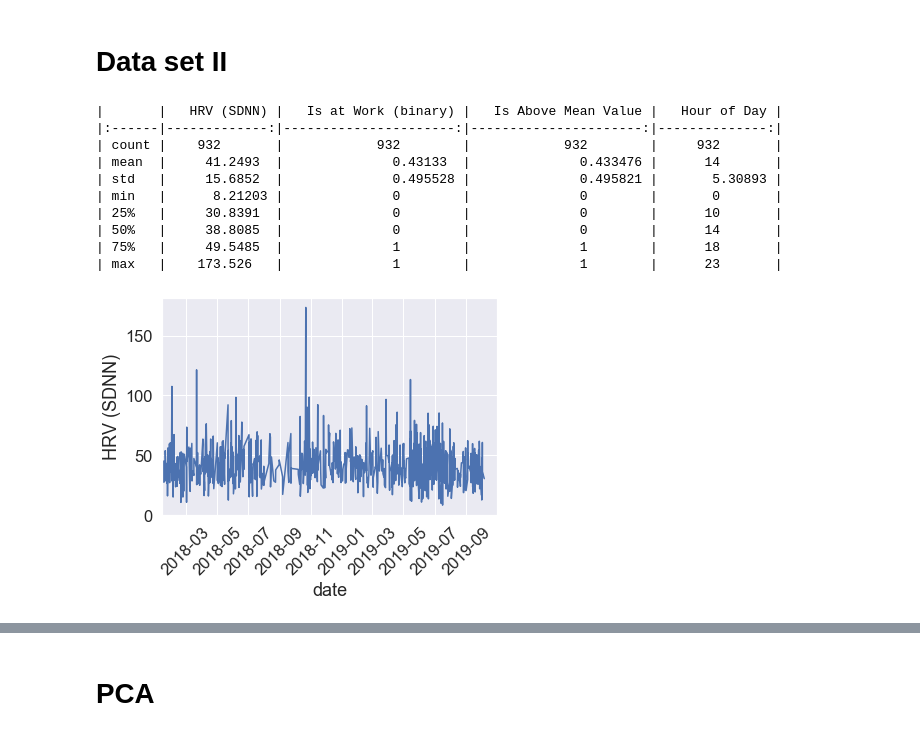
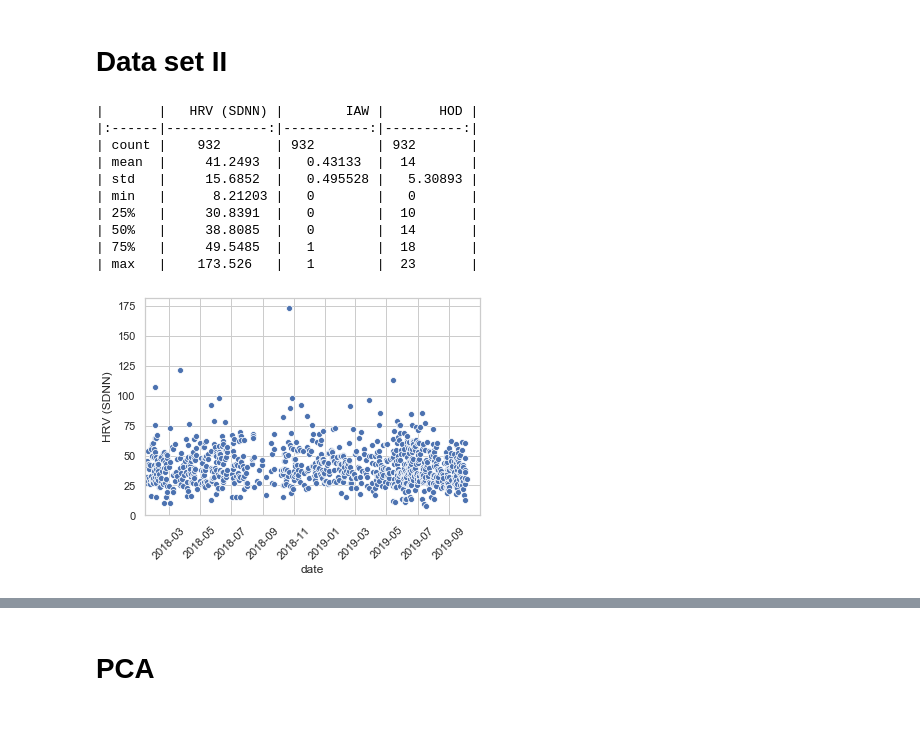
Before and after one commit to pmadruga/ml_project, a Jupyter notebook: books/data_preparation.ipynb, the cells around one changed output, grey strips where cells are left out. Cells and saved outputs as stored; diff of their text form; code cells hidden in the pictures.

```diff
--- a/books/data_preparation.ipynb
+++ b/books/data_preparation.ipynb
@@ -271,10 +299,10 @@ for (index, row) in df_hrv_filtered.iterrows():
 
 
 
-hrv_merged['Is at Work (binary)'] = work_hours
+hrv_merged['IAW'] = work_hours
 # hrv_merged['Is Winter time (binary)'] = winter_time
-hrv_merged['Is Above Mean Value'] = above_mean
-hrv_merged['Hour of Day'] = hour_of_day
+# hrv_merged['Is Above Mean Value'] = above_mean
+hrv_merged['HOD'] = hour_of_day
 
 hrv_merged.to_csv('../data/hrv_shaped.csv')
 hrv_summary = hrv_merged.describe()
@@ -290,45 +318,45 @@ hrv_scaled = scaler.fit_transform(hrv_copy)
 # # hrv_summary
 
 # hrv_merged.reset_index()
 # hrv_merged.head()
 
 # hrv_summary
 
-sx = sns.lineplot(x="date", y="HRV (SDNN)", data=hrv_merged)
+sx = sns.scatterplot(x="date", y="HRV (SDNN)", data=hrv_merged)
 sx.set(xlim = (pd.to_datetime('2018-01-13'), pd.to_datetime('2019-10-31')))
 
 # sx.set_title('HRV', fontsize=20)
 
 for item in sx.get_xticklabels():
     item.set_rotation(45)
 # hrv_merged.hist()
 
 print(tabulate(hrv_summary, tablefmt="pipe", headers="keys"))
 
 # new_pd = pd.DataFrame(hrv_scaled)
 
 # new_pd.head()
 # hrv_merged = hrv_merged.set_index('date')
 # hrv_scaled = scaler.fit_transform(hrv_copy)
 # df_hrv_scaled = pd.DataFrame(hrv_scaled)
 # df_hrv_scaled.head(50)
 
 # hrv_copy.head(10)
 
 fig = sx.get_figure()
 fig.savefig("../report/images/dataset_3.png")
 # %% [output]
-|       |   HRV (SDNN) |   Is at Work (binary) |   Is Above Mean Value |   Hour of Day |
-|:------|-------------:|----------------------:|----------------------:|--------------:|
-| count |    932       |            932        |            932        |     932       |
-| mean  |     41.2493  |              0.43133  |              0.433476 |      14       |
-| std   |     15.6852  |              0.495528 |              0.495821 |       5.30893 |
-| min   |      8.21203 |              0        |              0        |       0       |
-| 25%   |     30.8391  |              0        |              0        |      10       |
-| 50%   |     38.8085  |              0        |              0        |      14       |
-| 75%   |     49.5485  |              1        |              1        |      18       |
-| max   |    173.526   |              1        |              1        |      23       |
+|       |   HRV (SDNN) |        IAW |       HOD |
+|:------|-------------:|-----------:|----------:|
+| count |    932       | 932        | 932       |
+| mean  |     41.2493  |   0.43133  |  14       |
+| std   |     15.6852  |   0.495528 |   5.30893 |
+| min   |      8.21203 |   0        |   0       |
+| 25%   |     30.8391  |   0        |  10       |
+| 50%   |     38.8085  |   0        |  14       |
+| 75%   |     49.5485  |   1        |  18       |
+| max   |    173.526   |   1        |  23       |
-[figure, old version]
+[figure, new version]
 # %%
 import seaborn as sns
 
```
Also changed, not shown: parts of 17 cells of this notebook, 19 other files.
